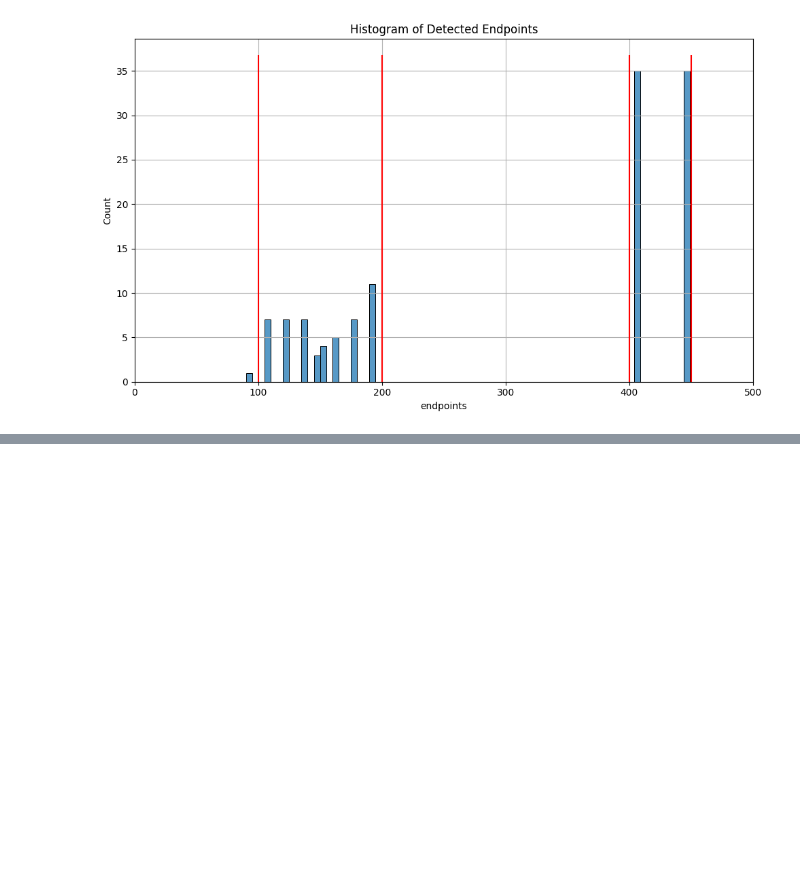
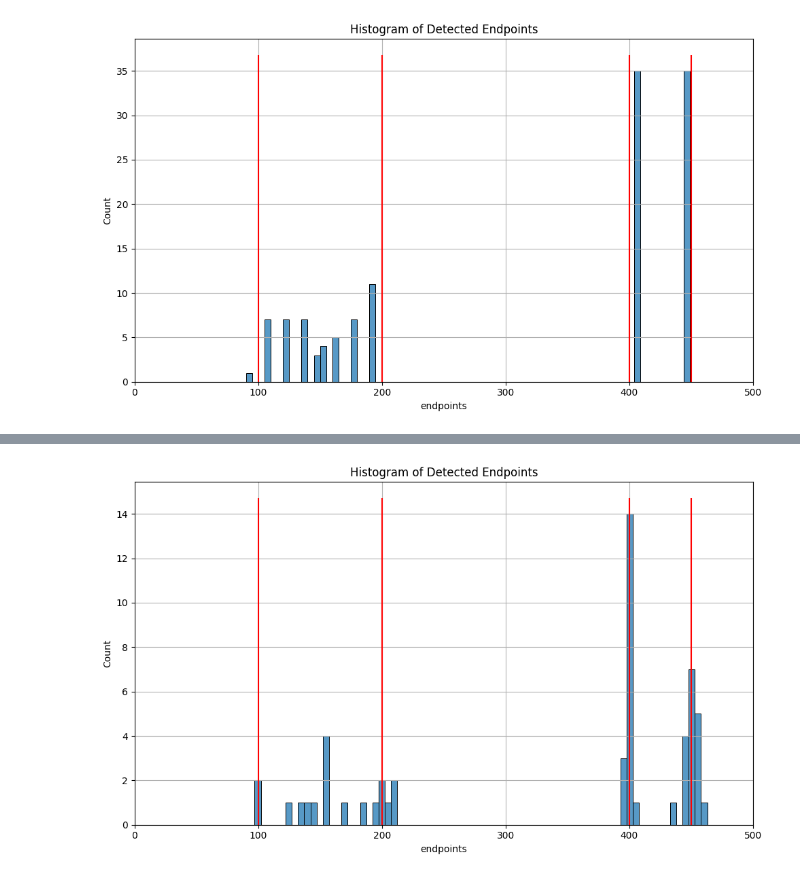
Before and after one commit to subroy13/WISER, a Jupyter notebook: scripts/wm_detection.ipynb, the cells around one changed output, grey strips where cells are left out. Cells and saved outputs as stored; diff of their text form; code cells hidden in the pictures; blank space fills up the shorter version.

```diff
--- a/scripts/wm_detection.ipynb
+++ b/scripts/wm_detection.ipynb
@@ -343,0 +346,80 @@ max       600.0000          12.000000   567.000000            5.67000
+# %%
+# perform the minor detection
+def get_wm_interval_second_stage_rho_adjust_with_extended_sum(
+    pivot_stats: np.ndarray,
+    major_intervals: List[Tuple[int, int]],
+    null_distn = null_distn_gumbel,
+    block_size = None,
+    seed = 1234, # seed for random number generator
+    mean_under_null = None, # if none, then calculated based on random samples
+):
+    ########
+    # tuning parameters to adjust
+    rho = 0.5
+    C = 0.1
+    gamma = 0.1
+    #########
+
+    assert pivot_stats.ndim == 1, "Pivot statistic should be a 1D array"
+    n = pivot_stats.shape[0]
+    if block_size is None:
+        block_size = np.ceil(n**0.5)
+    if mean_under_null is None:
+        np.random.seed(seed)
+        mean_under_null = np.mean(null_distn((10000, )))
+    M = pivot_stats - mean_under_null  # subtract mu_0 from all
+
+    # type = 1, is the usually parallelized version of CUSUM
+    intervals = []
+
+    # a useful trick is to store cumulative sums, so V[a:b].sum() = Vsum[b] - Vsum[a-1]
+    Vsum = M.cumsum()
+    for interval_index in range(len(major_intervals)):
+      left_end, right_end = major_intervals[interval_index]
+
+      # get the wiggling indices
+      mid = int((left_end + right_end) / 2)  # middle index
+      # now tweak by +/- block_size in both direction, without crossover at mid
+      left_index_start = int(max(0, left_end - block_size - C * (n**(0.5 + gamma)) ))
+      left_index_end = int(min(left_end + block_size, mid - 1))
+      right_index_start = int(max(mid, right_end - block_size))
+      right_index_end = int(min(right_end + block_size + C * (n**(0.5 + gamma)), n - 1))
+
+      # for each choice (s, t) => find the block average from s to t, and compare against block average outside s, t
+      min_m = np.inf
+      min_interval = None
+
+      Dj = (Vsum[right_index_end] - Vsum[left_index_start - 1]) if left_index_start >= 1 else Vsum[right_index_end] # this is total block sum
+      block_size = (right_index_end - 1) - left_index_start
+
+      # find extended sum from left block's right padding to right block's left padding
+      left_major_block_end = major_intervals[interval_index - 1][1] if interval_index > 1 else 0
+      right_major_block_start = major_intervals[interval_index + 1][0] - 1 if (interval_index + 1) < len(major_intervals) else (n-1)
+      Dj_extended = (Vsum[right_major_block_start] - Vsum[left_major_block_end - 1]) if left_major_block_end >= 1 else Vsum[right_major_block_start]
+      extended_size = (right_major_block_start - 1) - left_major_block_end
+      dj_extended = Dj_extended / extended_size
+
+      for i in range(left_index_start, left_index_end + 1):
+          for j in range(right_index_start, right_index_end + 1):
+              LR_sum = (Vsum[j] - Vsum[i-1]) if i >= 1 else Vsum[j]
+              LR_size = max(j - i, 1)
+              LR_c_sum = Dj - LR_sum
+              LR_c_size = max(block_size - (j - i), 1)
+              Mij = LR_c_sum - rho * dj_extended * LR_c_size  # the adjusted CUSUM statistic
+              if Mij < min_m:
+                  min_interval = (i, j)  # track the interval with max sum
+                  min_m = Mij
+      if min_interval is not None:
+          intervals.append(min_interval)
+    return intervals
+
+# run the second stage of the detection (type 1),
+def detection_func(pivots):
+    block_size = 10
+    major_intervals = get_wm_interval_first_stage(np.array(pivots), null_distn = null_distn_inverse, block_size=block_size, c = 3)
+    minor_intervals = get_wm_interval_second_stage_rho_adjust_with_extended_sum(np.array(pivots), major_intervals,
+                                                                                null_distn = null_distn_inverse, block_size=block_size)
+    return minor_intervals
+
+get_summarized_result(detection_func)
+# %% [output]
@@ -343,0 +442 @@ max       600.0000          12.000000   567.000000            5.67000
+[figure, added]
```
Also changed, not shown: parts of 2 cells of this notebook.
